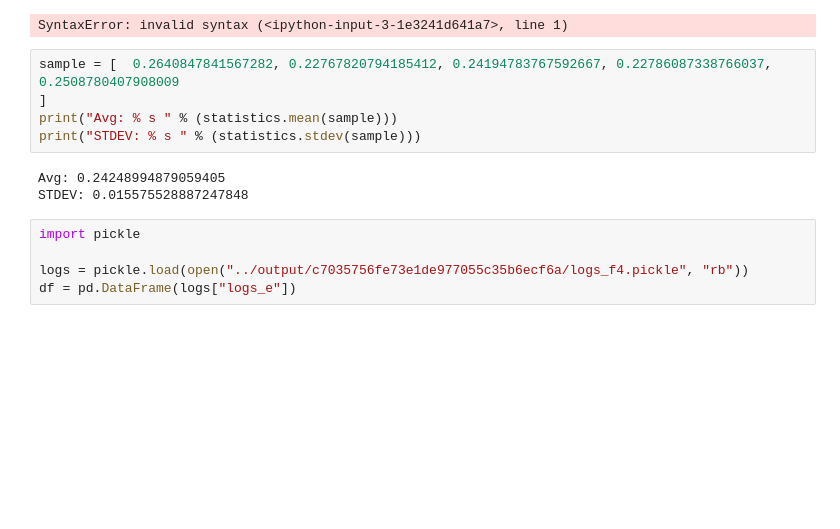
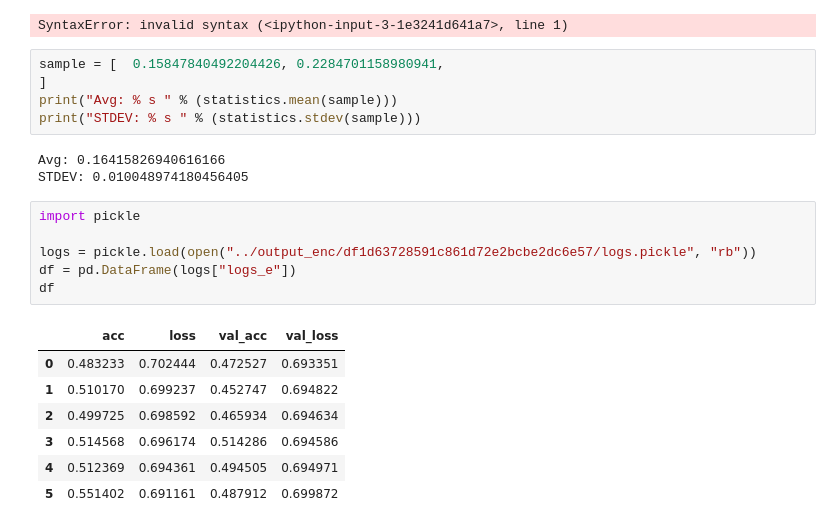
Before and after one commit to FarjanaSultanaMim/DiscoShuffle, a Jupyter notebook: jpnb/experiment.ipynb, the cells around one changed output. Drawn from its saved outputs; the diff is of its cells as text; blank space fills up the shorter version.

```diff
--- a/jpnb/experiment.ipynb
+++ b/jpnb/experiment.ipynb
@@ -296,18 +296,27 @@ bulkrun.py eval_allfolds 0
 # %% [output]
 SyntaxError: invalid syntax (<ipython-input-3-1e3241d641a7>, line 1)
 # %%
-sample = [  0.2640847841567282, 0.22767820794185412, 0.24194783767592667, 0.22786087338766037, 0.2508780407908009
+sample = [  0.15847840492204426, 0.2284701158980941,
 ]
 print("Avg: % s " % (statistics.mean(sample)))
 print("STDEV: % s " % (statistics.stdev(sample)))
 # %% [output]
-Avg: 0.24248994879059405
-STDEV: 0.015575528887247848
+Avg: 0.16415826940616166
+STDEV: 0.010048974180456405
 # %%
 import pickle
 
-logs = pickle.load(open("../output/c7035756fe73e1de977055c35b6ecf6a/logs_f4.pickle", "rb"))
+logs = pickle.load(open("../output_enc/df1d63728591c861d72e2bcbe2dc6e57/logs.pickle", "rb"))
 df = pd.DataFrame(logs["logs_e"])
+df
+# %% [output]
+|  | acc | loss | val_acc | val_loss |
+| 0 | 0.483233 | 0.702444 | 0.472527 | 0.693351 |
+| 1 | 0.510170 | 0.699237 | 0.452747 | 0.694822 |
+| 2 | 0.499725 | 0.698592 | 0.465934 | 0.694634 |
+| 3 | 0.514568 | 0.696174 | 0.514286 | 0.694586 |
+| 4 | 0.512369 | 0.694361 | 0.494505 | 0.694971 |
+| 5 | 0.551402 | 0.691161 | 0.487912 | 0.699872 |
 # %%
 df.describe()
 # %% [output]
```
Also changed, not shown: parts of 1 cell of this notebook, 6 other files.
